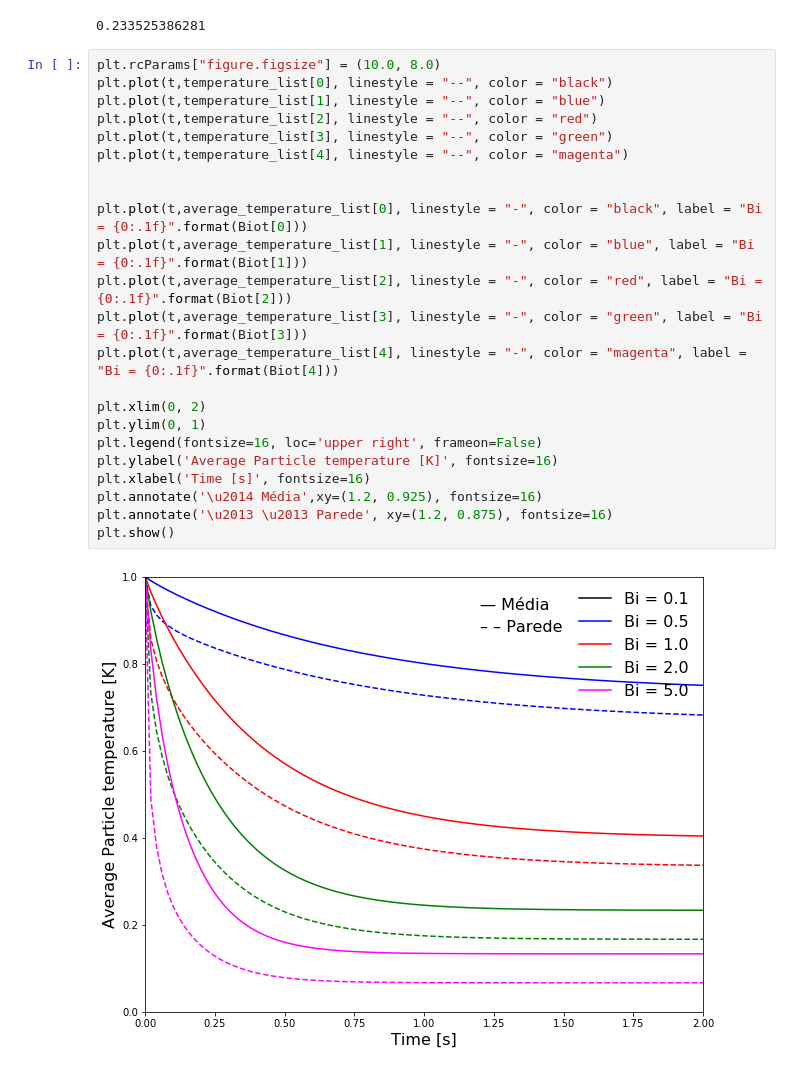
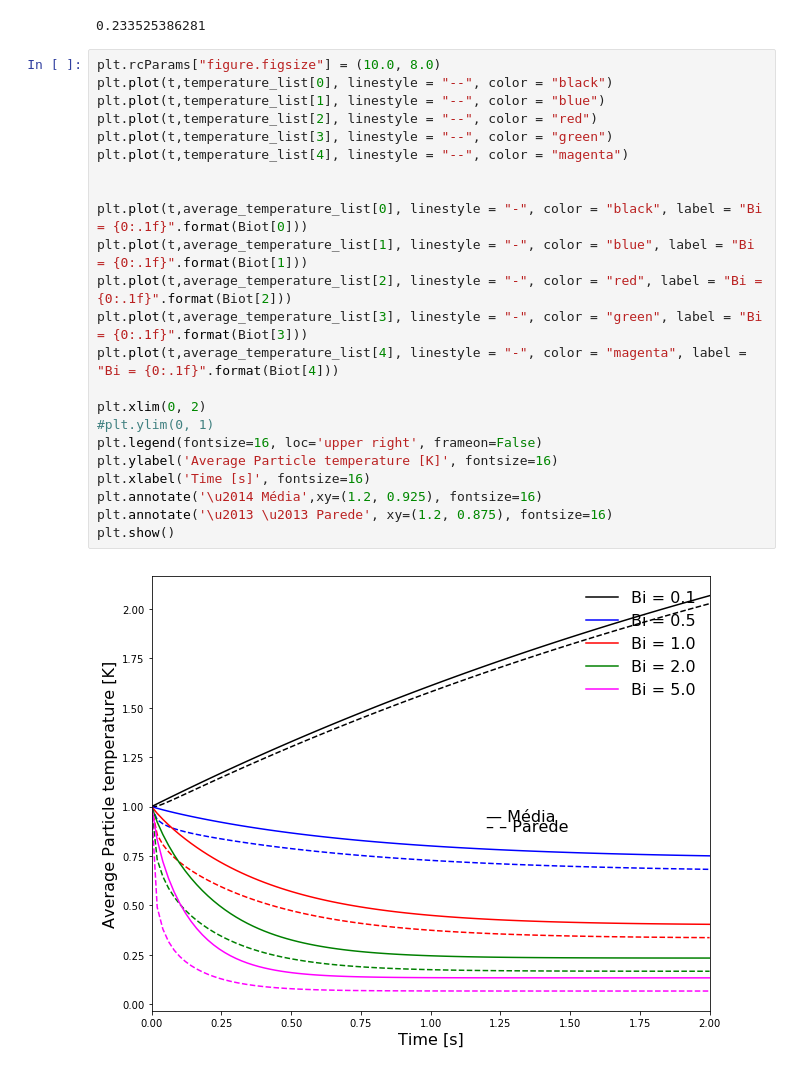
Before and after one commit to lucillalmeida/doutorado-validacoes, a Jupyter notebook: cooling_particle/Post-processing/Transient heat conduction in a solid sphere with convective boundary and heat source -comparison.ipynb, the cells around one changed output. Saved outputs shown, nothing was run; the diff lists cells and outputs as text.

```diff
--- a/cooling_particle/Post-processing/Transient heat conduction in a solid sphere with convective boundary and heat source -comparison.ipynb
+++ b/cooling_particle/Post-processing/Transient heat conduction in a solid sphere with convective boundary and heat source -comparison.ipynb
@@ -401,25 +401,25 @@ print(average_temperature_list[3][-1])
 # %%
 plt.rcParams["figure.figsize"] = (10.0, 8.0)
 plt.plot(t,temperature_list[0], linestyle = "--", color = "black")
 plt.plot(t,temperature_list[1], linestyle = "--", color = "blue")
 plt.plot(t,temperature_list[2], linestyle = "--", color = "red")
 plt.plot(t,temperature_list[3], linestyle = "--", color = "green")
 plt.plot(t,temperature_list[4], linestyle = "--", color = "magenta")
 
 
 plt.plot(t,average_temperature_list[0], linestyle = "-", color = "black", label = "Bi = {0:.1f}".format(Biot[0]))
 plt.plot(t,average_temperature_list[1], linestyle = "-", color = "blue", label = "Bi = {0:.1f}".format(Biot[1]))
 plt.plot(t,average_temperature_list[2], linestyle = "-", color = "red", label = "Bi = {0:.1f}".format(Biot[2]))
 plt.plot(t,average_temperature_list[3], linestyle = "-", color = "green", label = "Bi = {0:.1f}".format(Biot[3]))
 plt.plot(t,average_temperature_list[4], linestyle = "-", color = "magenta", label = "Bi = {0:.1f}".format(Biot[4]))
 
 plt.xlim(0, 2)
-plt.ylim(0, 1)
+#plt.ylim(0, 1)
 plt.legend(fontsize=16, loc='upper right', frameon=False)
 plt.ylabel('Average Particle temperature [K]', fontsize=16)
 plt.xlabel('Time [s]', fontsize=16)
 plt.annotate('\u2014 Média',xy=(1.2, 0.925), fontsize=16)
 plt.annotate('\u2013 \u2013 Parede', xy=(1.2, 0.875), fontsize=16)
 plt.show()
 # %% [output]
-[figure, old version]
+[figure, new version]
```
Also changed, not shown: parts of 1 cell of this notebook, 9 other files.
